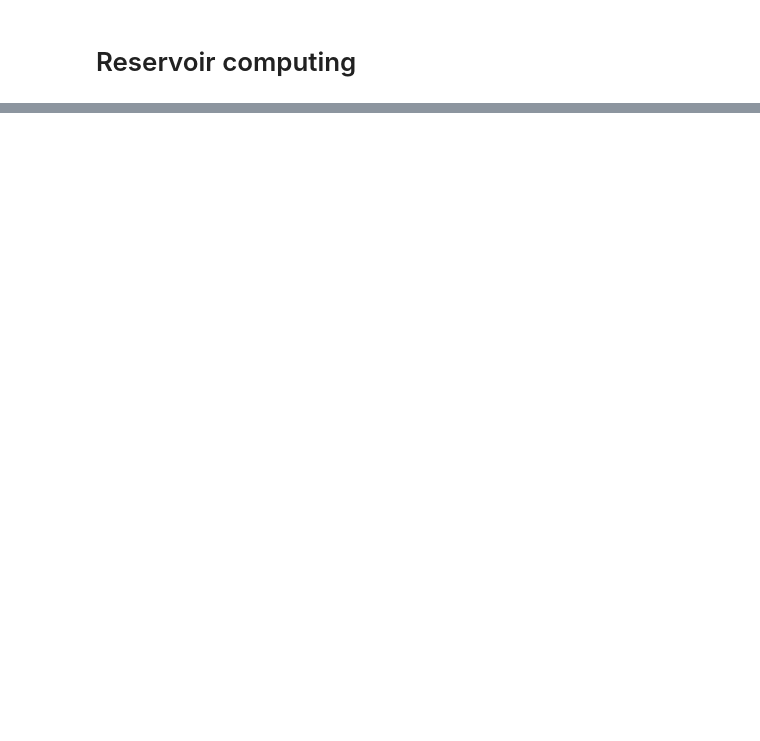
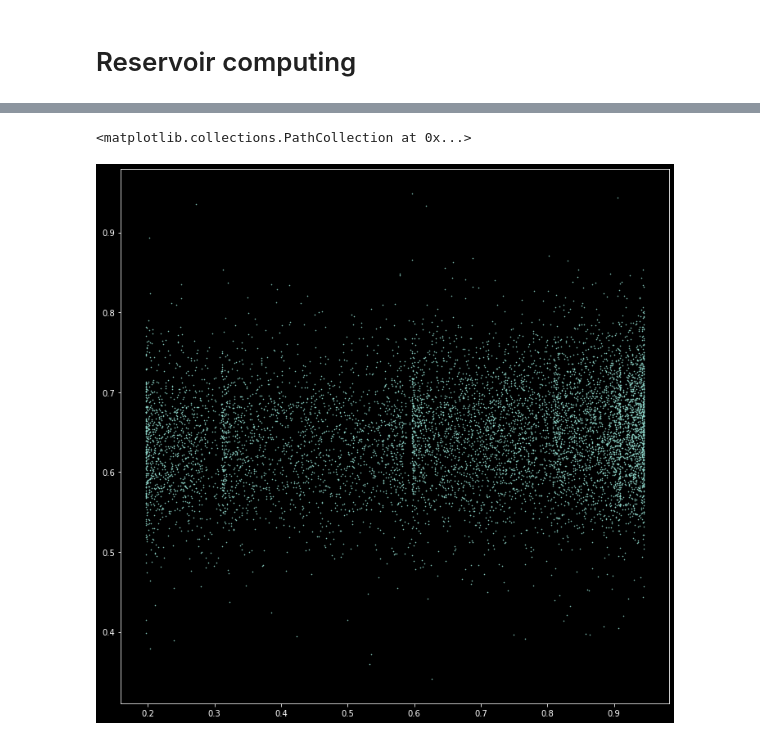
Before and after one commit to filyp/brainhack-reservoir, a Jupyter notebook: artificial_data_tests.ipynb, the cells around one changed output, grey strips where cells are left out. Drawn from its saved outputs; the diff is of its cells as text; code cells hidden in the pictures; blank space fills up the shorter version.

```diff
--- a/artificial_data_tests.ipynb
+++ b/artificial_data_tests.ipynb
@@ -39,0 +72,7 @@ from easyesn import PredictionESN
+# %%
+# scatter plot
+plt.figure(figsize=(12, 12))
+plt.scatter(y_test[100:], y_pred[100:], s=0.3)
+# %% [output]
+<matplotlib.collections.PathCollection at 0x...>
+[figure, added]
```
Also changed, not shown: parts of 8 cells of this notebook, 2 other files.
